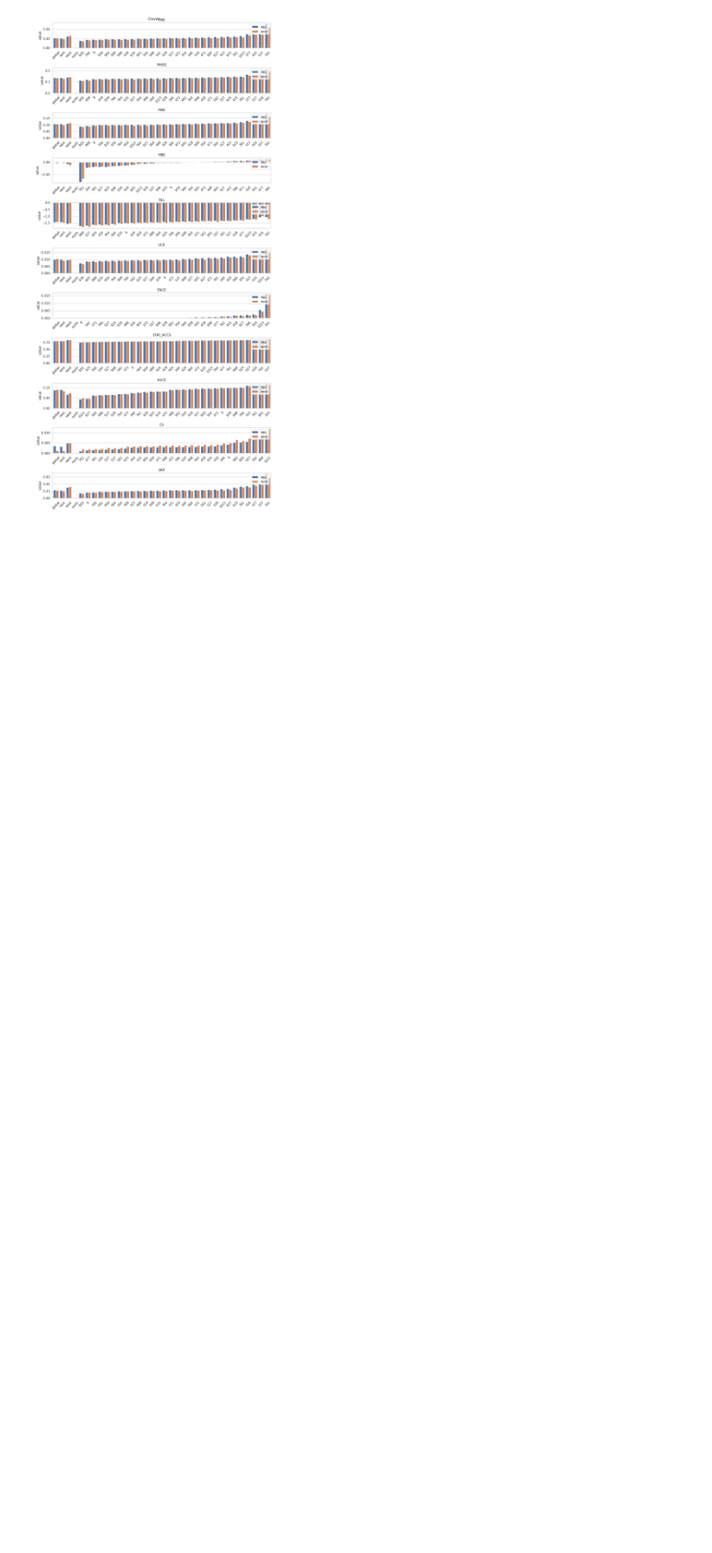
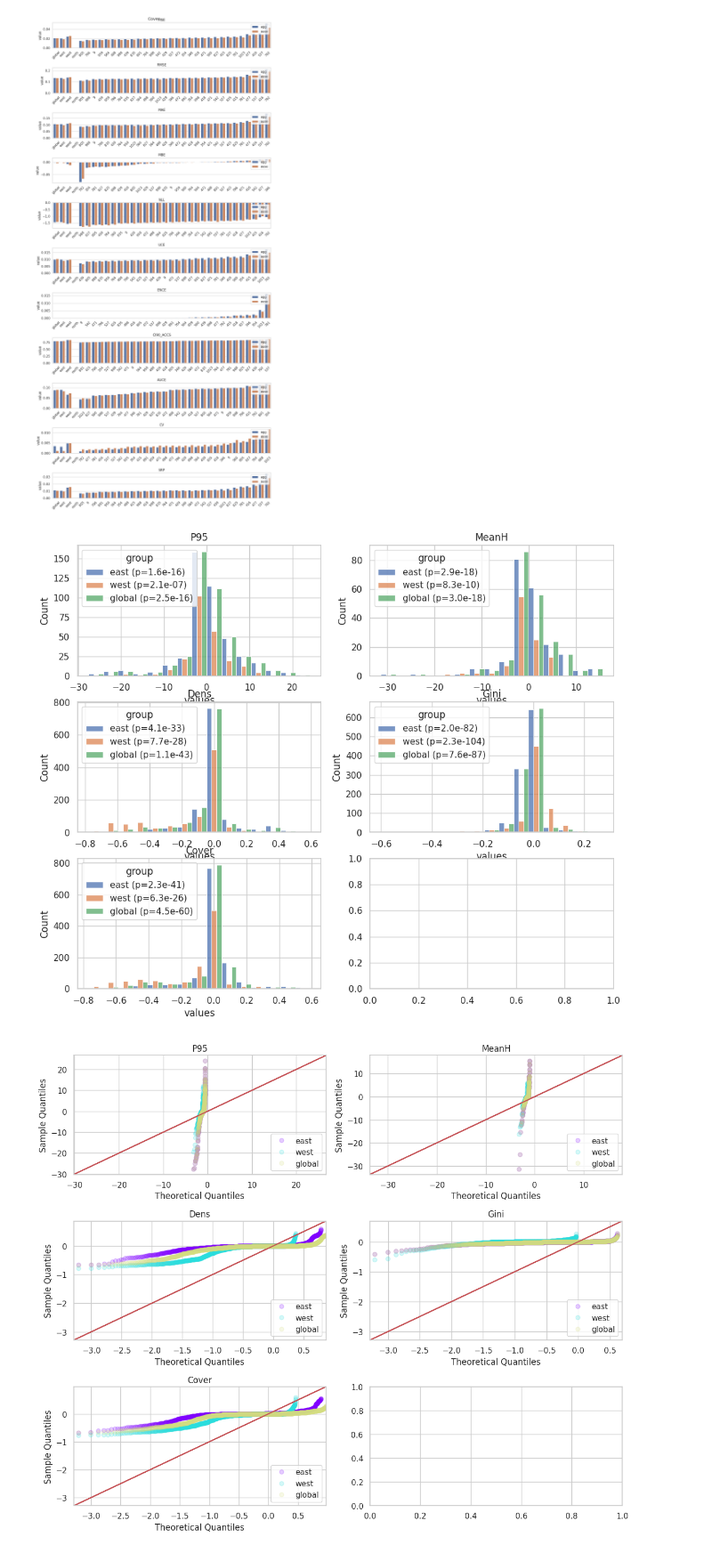
Before and after one commit to eliotwalt/rs-uncertainty, a Jupyter notebook: notebooks/plot_rcu.ipynb, the cells around one changed output. Shown at 89% size. Cells and saved outputs as stored; diff of their text form; code cells hidden in the pictures; blank space fills up the shorter version.

```diff
--- a/notebooks/plot_rcu.ipynb
+++ b/notebooks/plot_rcu.ipynb
@@ -39,3 +39,11 @@ rcu.plot_results()
 [figure]
 [figure]
 [figure]
+# %%
+rcu.plot_residuals(
+    groups={"east": cfg["projects_east"], "west": cfg["projects_west"], "north": cfg["projects_north"]},
+    variable_names=cfg["variable_names"]
+)
+# %% [output]
+[figure, added]
+[figure, added]
```
Also changed, not shown: 4 other files.
